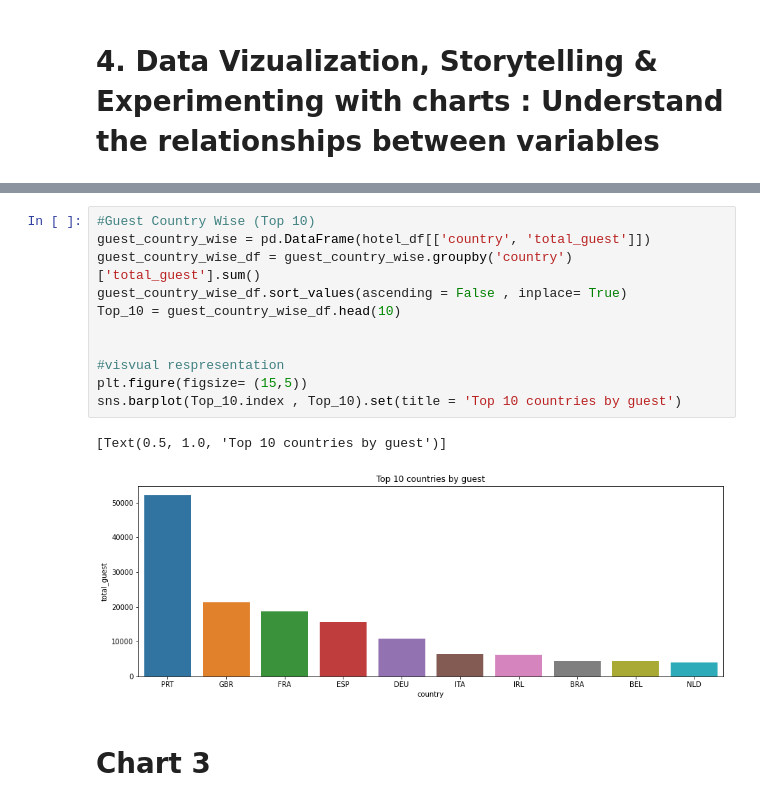
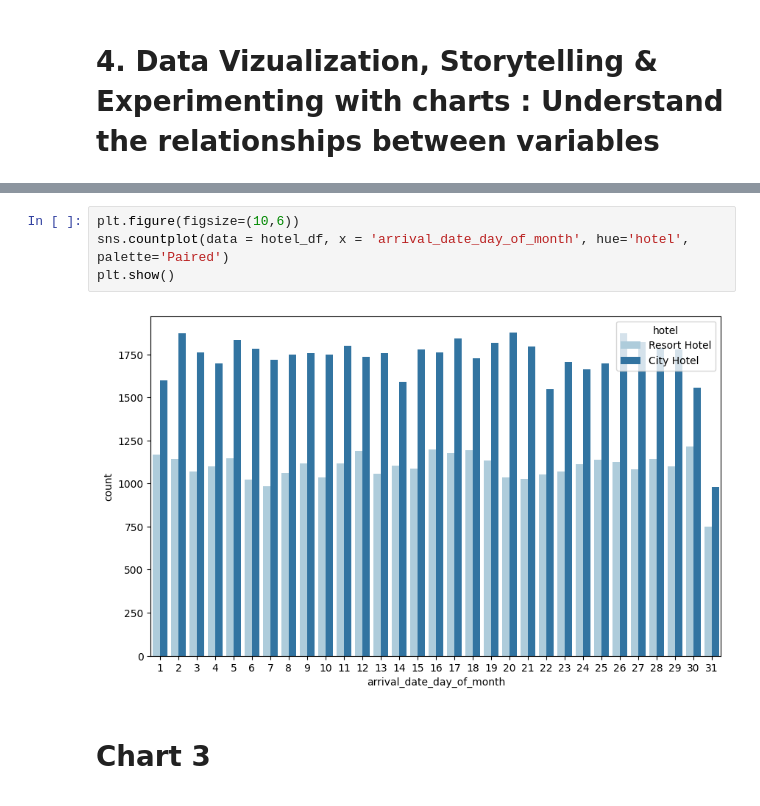
Before and after one commit to PoojaSwamii/Capstone_Project-EDA-on-Hotel-Booking-, a Jupyter notebook: Capstone_Project_Hotel_Booking_Analysis_.ipynb, the cells around one changed output, grey strips where cells are left out. Cells and saved outputs as stored; diff of their text form.

```diff
--- a/Capstone_Project_Hotel_Booking_Analysis_.ipynb
+++ b/Capstone_Project_Hotel_Booking_Analysis_.ipynb
@@ -388,17 +437,9 @@ guest_month_wise_df.plot(kind='bar', color=['g', 'r', 'c', 'b', 'y', 'black', 'b
-# %%
-#Guest Country Wise (Top 10)
-guest_country_wise = pd.DataFrame(hotel_df[['country', 'total_guest']])
-guest_country_wise_df = guest_country_wise.groupby('country')['total_guest'].sum()
-guest_country_wise_df.sort_values(ascending = False , inplace= True)
-Top_10 = guest_country_wise_df.head(10)
-
-
-#visvual respresentation
-plt.figure(figsize= (15,5))
-sns.barplot(Top_10.index , Top_10).set(title = 'Top 10 countries by guest')
-# %% [output]
-[Text(0.5, 1.0, 'Top 10 countries by guest')]
-[figure, removed]
+# %%
+plt.figure(figsize=(10,6))
+sns.countplot(data = hotel_df, x = 'arrival_date_day_of_month', hue='hotel', palette='Paired')
+plt.show()
+# %% [output]
+[figure, added]
 # %% [markdown]
 # Chart 3
 # %%
```
Also changed, not shown: parts of 46 cells of this notebook.
